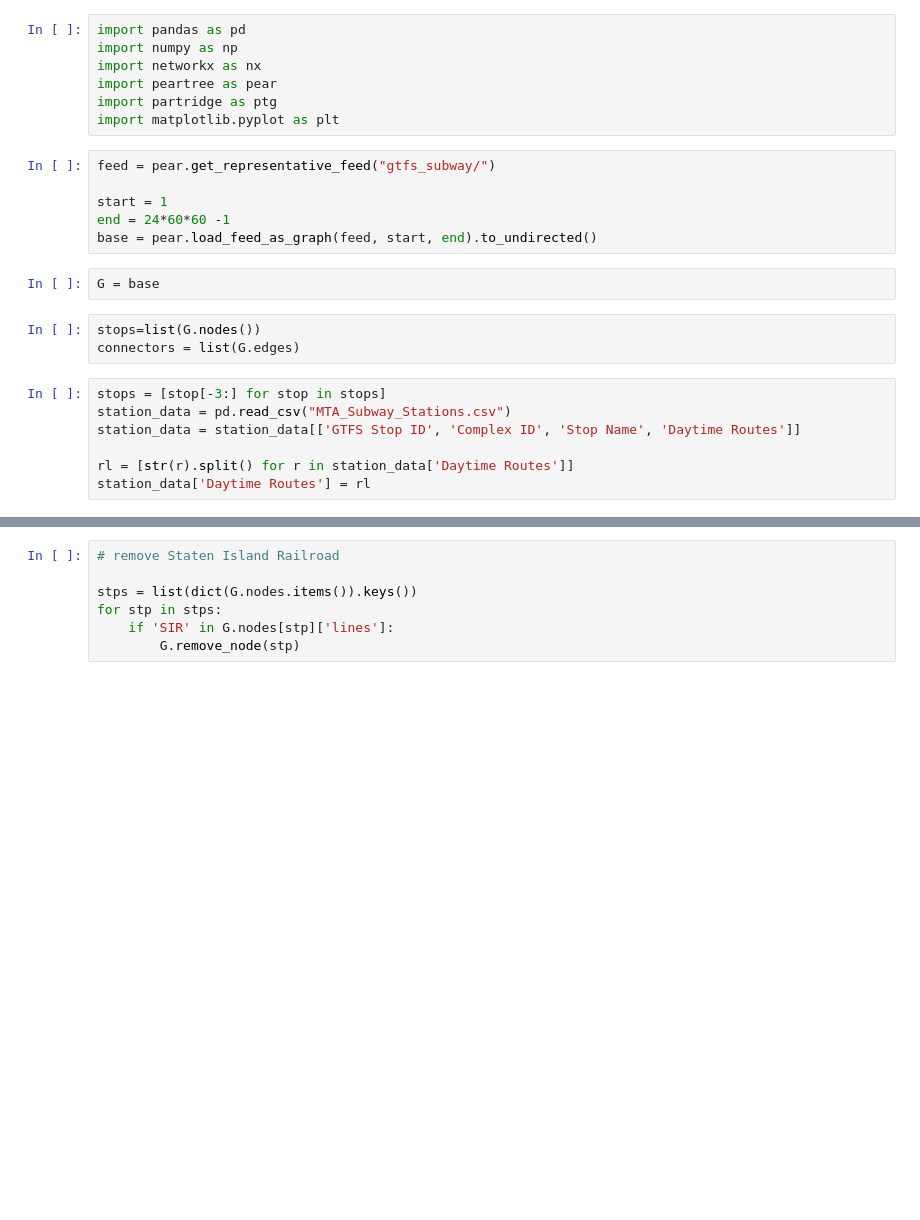
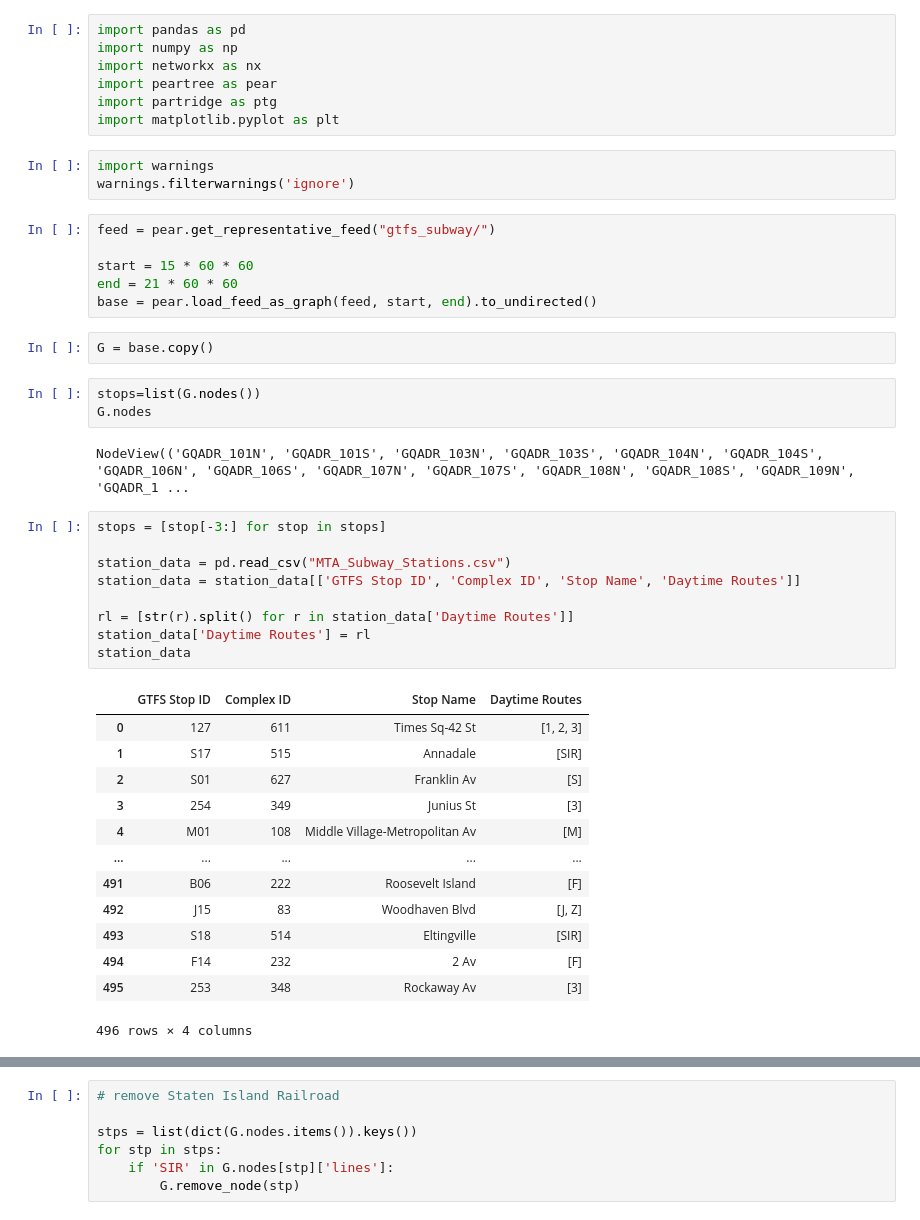
Before and after one commit to pacmanboss256/subway, a Jupyter notebook: graph-gen.ipynb, the cells around one changed output, grey strips where cells are left out. Drawn from its saved outputs; the diff is of its cells as text; blank space fills up the shorter version.

Commit message:
skip stop problems

```diff
--- a/graph-gen.ipynb
+++ b/graph-gen.ipynb
@@ -5,24 +5,45 @@ import networkx as nx
 import peartree as pear
 import partridge as ptg
 import matplotlib.pyplot as plt
+# %%
+import warnings
+warnings.filterwarnings('ignore')
 # %%
 feed = pear.get_representative_feed("gtfs_subway/")
 
-start = 1
-end = 24*60*60 -1
+start = 15 * 60 * 60
+end = 21 * 60 * 60
 base = pear.load_feed_as_graph(feed, start, end).to_undirected()
 # %%
-G = base
+G = base.copy()
 # %%
 stops=list(G.nodes())
-connectors = list(G.edges)
+G.nodes
+# %% [output]
+NodeView(('GQADR_101N', 'GQADR_101S', 'GQADR_103N', 'GQADR_103S', 'GQADR_104N', 'GQADR_104S', 'GQADR_106N', 'GQADR_106S', 'GQADR_107N', 'GQADR_107S', 'GQADR_108N', 'GQADR_108S', 'GQADR_109N', 'GQADR_1 ...
 # %%
 stops = [stop[-3:] for stop in stops]
+
 station_data = pd.read_csv("MTA_Subway_Stations.csv")
 station_data = station_data[['GTFS Stop ID', 'Complex ID', 'Stop Name', 'Daytime Routes']]
 
 rl = [str(r).split() for r in station_data['Daytime Routes']]
 station_data['Daytime Routes'] = rl
+station_data
+# %% [output]
+|  | GTFS Stop ID | Complex ID | Stop Name | Daytime Routes |
+| 0 | 127 | 611 | Times Sq-42 St | [1, 2, 3] |
+| 1 | S17 | 515 | Annadale | [SIR] |
+| 2 | S01 | 627 | Franklin Av | [S] |
+| 3 | 254 | 349 | Junius St | [3] |
+| 4 | M01 | 108 | Middle Village-Metropolitan Av | [M] |
+| ... | ... | ... | ... | ... |
+| 491 | B06 | 222 | Roosevelt Island | [F] |
+| 492 | J15 | 83 | Woodhaven Blvd | [J, Z] |
+| 493 | S18 | 514 | Eltingville | [SIR] |
+| 494 | F14 | 232 | 2 Av | [F] |
+| 495 | 253 | 348 | Rockaway Av | [3] |
+496 rows × 4 columns
 # %%
 # PostProcessing graph
 dn = dict(G.nodes.items())
```
Also changed, not shown: parts of 8 cells of this notebook, 14 other files.
